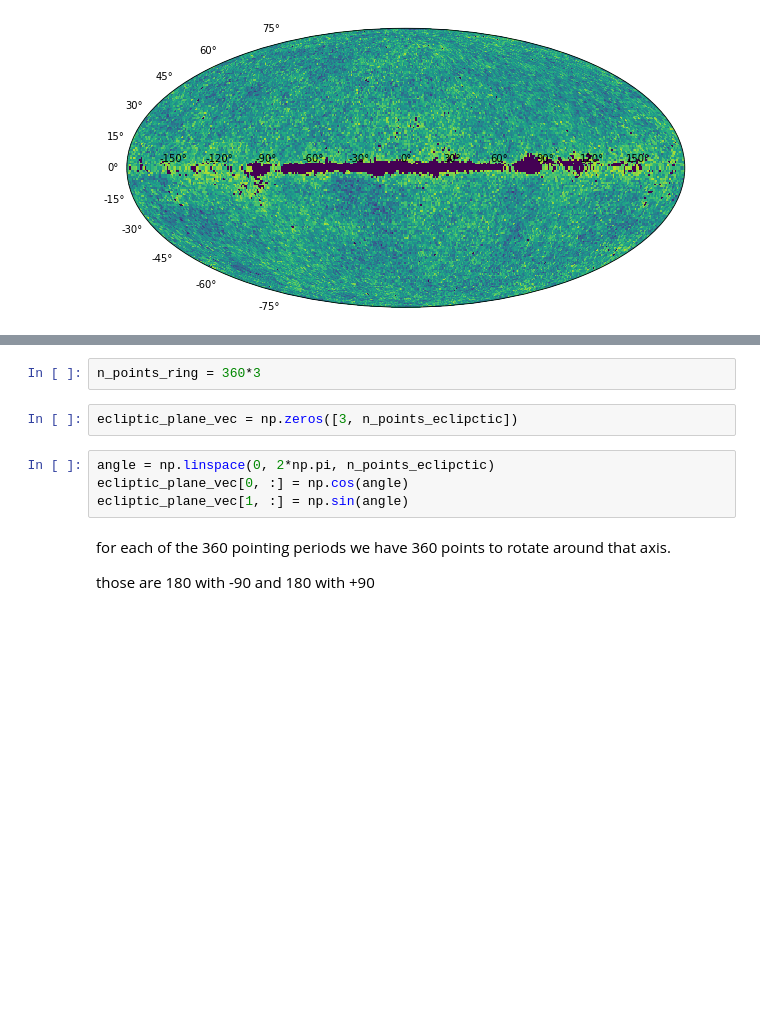
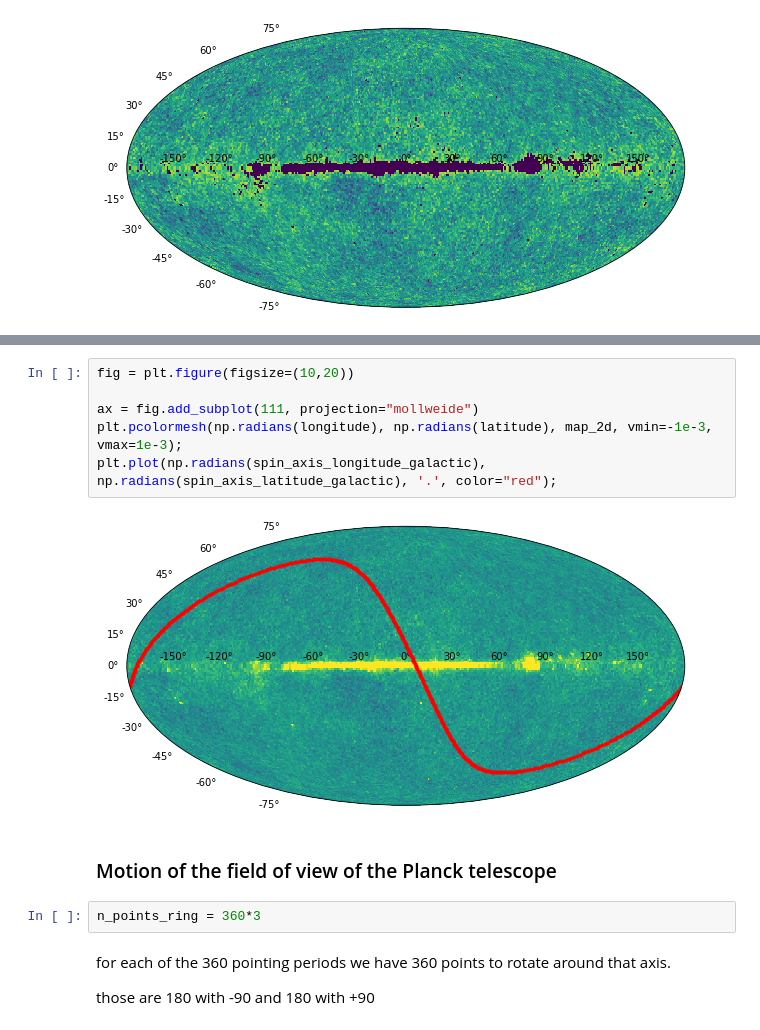
Before and after one commit to words-sdsc/edX, a Jupyter notebook: astro_example.ipynb, the cells around one changed output, grey strips where cells are left out. Drawn from its saved outputs; the diff is of its cells as text; blank space fills up the shorter version.

```diff
--- a/astro_example.ipynb
+++ b/astro_example.ipynb
@@ -321,11 +403,15 @@ n_points_eclipctic = 360
+# %%
+fig = plt.figure(figsize=(10,20))
+
+ax = fig.add_subplot(111, projection="mollweide")
+plt.pcolormesh(np.radians(longitude), np.radians(latitude), map_2d, vmin=-1e-3, vmax=1e-3);
+plt.plot(np.radians(spin_axis_longitude_galactic), np.radians(spin_axis_latitude_galactic), '.', color="red");
+# %% [output]
+[figure, added]
+# %% [markdown]
+### Motion of the field of view of the Planck telescope
 # %%
 n_points_ring = 360*3
-# %%
-ecliptic_plane_vec = np.zeros([3, n_points_eclipctic])
-# %%
-angle = np.linspace(0, 2*np.pi, n_points_eclipctic)
-ecliptic_plane_vec[0, :] = np.cos(angle)
-ecliptic_plane_vec[1, :] = np.sin(angle)
 # %% [markdown]
 for each of the 360 pointing periods we have 360 points to rotate around that axis.
 
```
Also changed, not shown: parts of 26 cells of this notebook.
